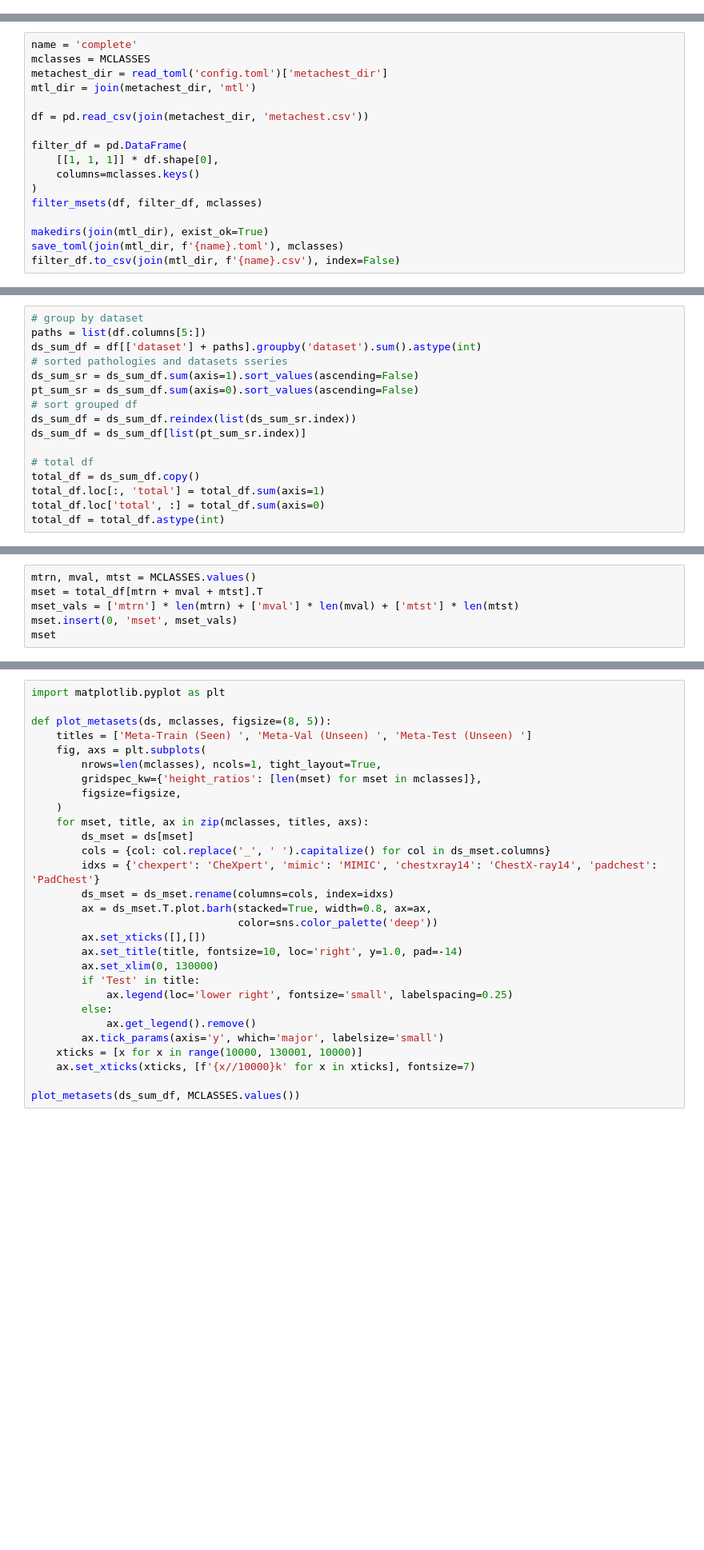
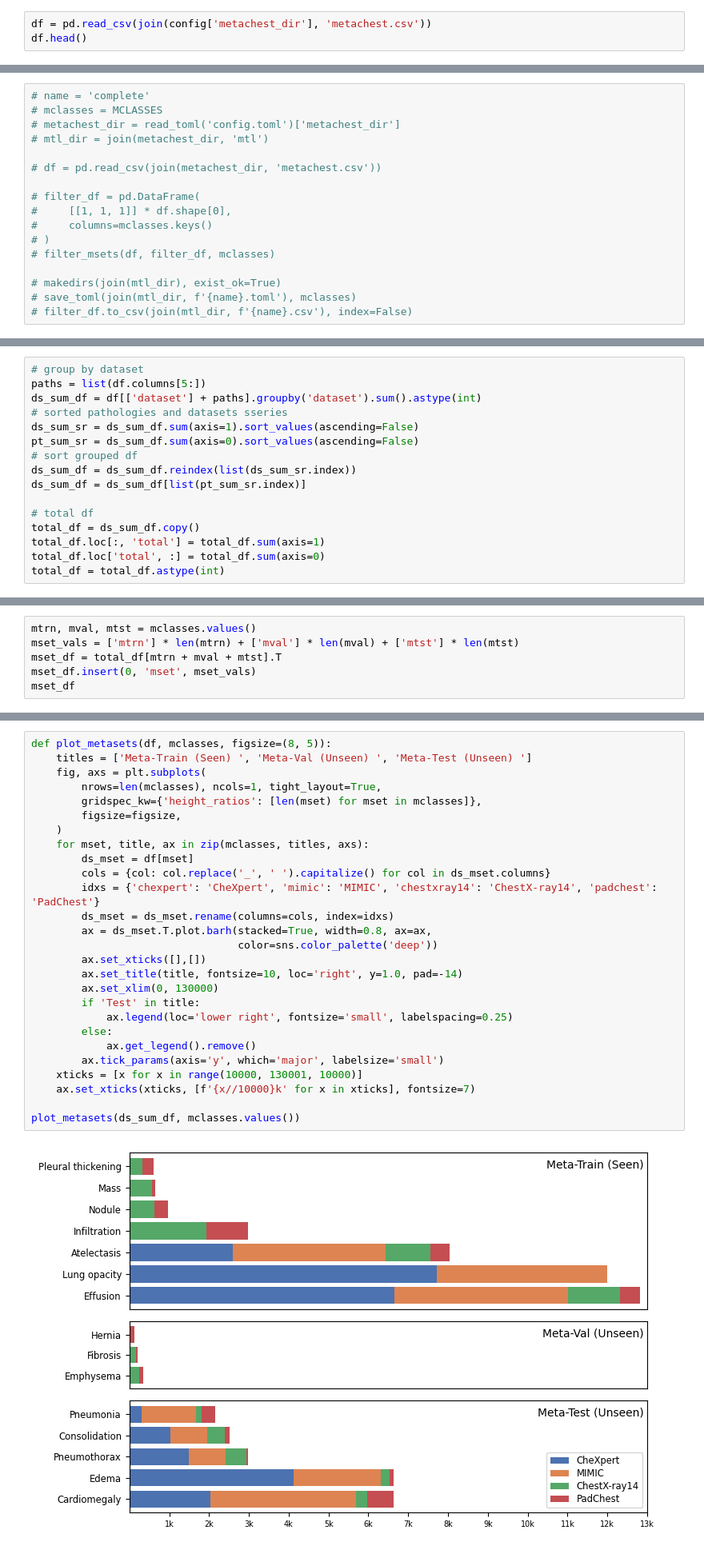
Before and after one commit to richardtml/metachest-dev, a Jupyter notebook: mtl_complete.ipynb, the cells around one changed output, grey strips where cells are left out. Shown at 80% size. Cells and saved outputs as stored; diff of their text form; blank space fills up the shorter version.

```diff
--- a/mtl_complete.ipynb
+++ b/mtl_complete.ipynb
@@ -14,0 +33,3 @@ from common import MCLASSES, filter_msets, read_toml, save_toml
+# %%
+df = pd.read_csv(join(config['metachest_dir'], 'metachest.csv'))
+df.head()
@@ -15,18 +43,18 @@ from common import MCLASSES, filter_msets, read_toml, save_toml
 # %%
-name = 'complete'
-mclasses = MCLASSES
-metachest_dir = read_toml('config.toml')['metachest_dir']
-mtl_dir = join(metachest_dir, 'mtl')
+# name = 'complete'
+# mclasses = MCLASSES
+# metachest_dir = read_toml('config.toml')['metachest_dir']
+# mtl_dir = join(metachest_dir, 'mtl')
 
-df = pd.read_csv(join(metachest_dir, 'metachest.csv'))
+# df = pd.read_csv(join(metachest_dir, 'metachest.csv'))
 
-filter_df = pd.DataFrame(
-    [[1, 1, 1]] * df.shape[0],
-    columns=mclasses.keys()
-)
-filter_msets(df, filter_df, mclasses)
+# filter_df = pd.DataFrame(
+#     [[1, 1, 1]] * df.shape[0],
+#     columns=mclasses.keys()
+# )
+# filter_msets(df, filter_df, mclasses)
 
-makedirs(join(mtl_dir), exist_ok=True)
-save_toml(join(mtl_dir, f'{name}.toml'), mclasses)
-filter_df.to_csv(join(mtl_dir, f'{name}.csv'), index=False)
+# makedirs(join(mtl_dir), exist_ok=True)
+# save_toml(join(mtl_dir, f'{name}.toml'), mclasses)
+# filter_df.to_csv(join(mtl_dir, f'{name}.csv'), index=False)
 # %% [markdown]
@@ -62,6 +119,6 @@ total_df.T.iloc[::-1]
 # %%
-mtrn, mval, mtst = MCLASSES.values()
-mset = total_df[mtrn + mval + mtst].T
+mtrn, mval, mtst = mclasses.values()
 mset_vals = ['mtrn'] * len(mtrn) + ['mval'] * len(mval) + ['mtst'] * len(mtst)
-mset.insert(0, 'mset', mset_vals)
-mset
+mset_df = total_df[mtrn + mval + mtst].T
+mset_df.insert(0, 'mset', mset_vals)
+mset_df
@@ -77,29 +152,29 @@ ds_sum_df.sum(axis=0)
 # %%
-import matplotlib.pyplot as plt
-
-def plot_metasets(ds, mclasses, figsize=(8, 5)):
+def plot_metasets(df, mclasses, figsize=(8, 5)):
     titles = ['Meta-Train (Seen) ', 'Meta-Val (Unseen) ', 'Meta-Test (Unseen) ']
     fig, axs = plt.subplots(
         nrows=len(mclasses), ncols=1, tight_layout=True,
         gridspec_kw={'height_ratios': [len(mset) for mset in mclasses]},
         figsize=figsize,
     )
     for mset, title, ax in zip(mclasses, titles, axs):
-        ds_mset = ds[mset]
+        ds_mset = df[mset]
         cols = {col: col.replace('_', ' ').capitalize() for col in ds_mset.columns}
         idxs = {'chexpert': 'CheXpert', 'mimic': 'MIMIC', 'chestxray14': 'ChestX-ray14', 'padchest': 'PadChest'}
         ds_mset = ds_mset.rename(columns=cols, index=idxs)
         ax = ds_mset.T.plot.barh(stacked=True, width=0.8, ax=ax,
                                  color=sns.color_palette('deep'))
         ax.set_xticks([],[])
         ax.set_title(title, fontsize=10, loc='right', y=1.0, pad=-14)
         ax.set_xlim(0, 130000)
         if 'Test' in title:
             ax.legend(loc='lower right', fontsize='small', labelspacing=0.25)
         else:
             ax.get_legend().remove()
         ax.tick_params(axis='y', which='major', labelsize='small')
     xticks = [x for x in range(10000, 130001, 10000)]
     ax.set_xticks(xticks, [f'{x//10000}k' for x in xticks], fontsize=7)
 
-plot_metasets(ds_sum_df, MCLASSES.values())
+plot_metasets(ds_sum_df, mclasses.values())
+# %% [output]
+[figure, added]
```
Also changed, not shown: parts of 17 cells of this notebook, 4 other files.
